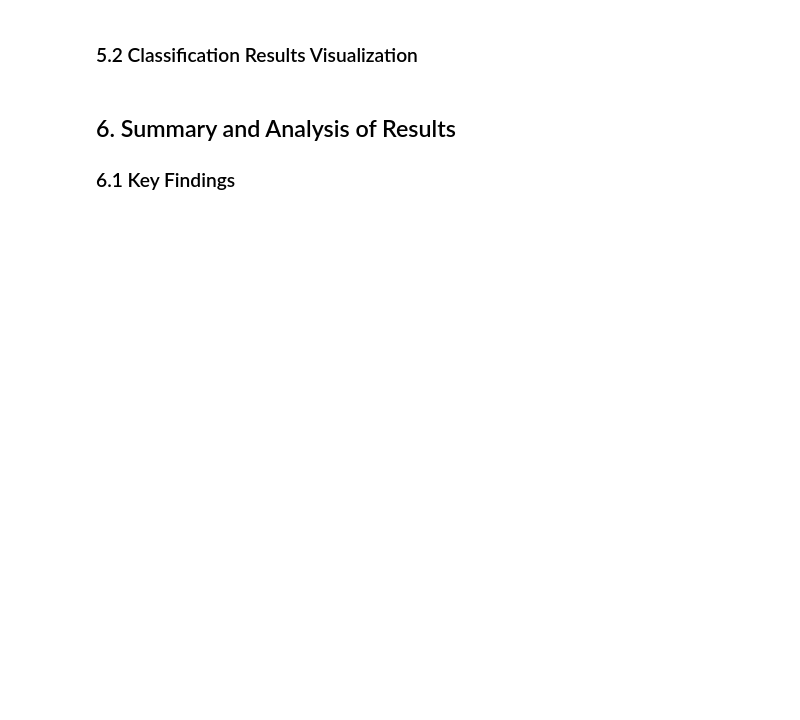
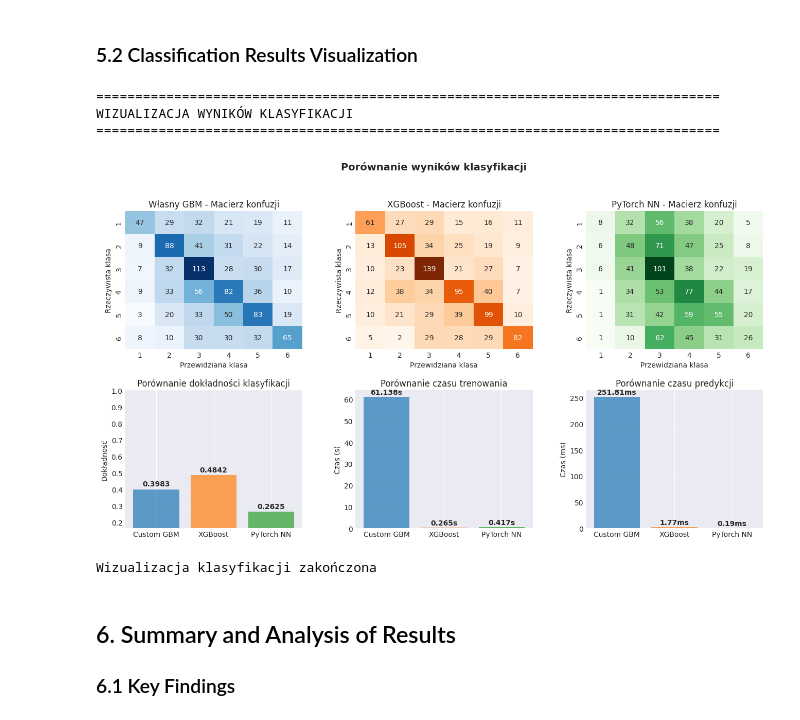
Before and after one commit to Blaczumba/zum_2026l, a Jupyter notebook: research_plan.ipynb, the cells around one changed output. Cells and saved outputs as stored; diff of their text form; code cells hidden in the pictures; blank space fills up the shorter version.

```diff
--- a/research_plan.ipynb
+++ b/research_plan.ipynb
@@ -547,7 +626,7 @@ if X_train_reg is not None:
 # %%
 if X_train_clf is not None:
     print("\n" + "="*80)
-    print("CLASSIFICATION RESULTS VISUALIZATION")
+    print("WIZUALIZACJA WYNIKÓW KLASYFIKACJI")
     print("="*80)
 
     fig = plt.figure(figsize=(16, 8))
@@ -559,57 +638,63 @@ if X_train_clf is not None:
 
     ax1 = fig.add_subplot(gs[0, 0])
     sns.heatmap(cm_custom, annot=True, fmt='d', cmap='Blues', xticklabels=class_names, yticklabels=class_names, cbar=False, ax=ax1)
-    ax1.set_title('Custom GBM - Confusion Matrix')
-    ax1.set_ylabel('True Label')
-    ax1.set_xlabel('Predicted Label')
+    ax1.set_title('Własny GBM - Macierz konfuzji')
+    ax1.set_ylabel('Rzeczywista klasa')
+    ax1.set_xlabel('Przewidziana klasa')
 
     ax2 = fig.add_subplot(gs[0, 1])
     sns.heatmap(cm_xgb, annot=True, fmt='d', cmap='Oranges', xticklabels=class_names, yticklabels=class_names, cbar=False, ax=ax2)
-    ax2.set_title('XGBoost - Confusion Matrix')
-    ax2.set_ylabel('True Label')
-    ax2.set_xlabel('Predicted Label')
+    ax2.set_title('XGBoost - Macierz konfuzji')
+    ax2.set_ylabel('Rzeczywista klasa')
+    ax2.set_xlabel('Przewidziana klasa')
 
     ax3 = fig.add_subplot(gs[0, 2])
     sns.heatmap(cm_nn, annot=True, fmt='d', cmap='Greens', xticklabels=class_names, yticklabels=class_names, cbar=False, ax=ax3)
-    ax3.set_title('PyTorch NN - Confusion Matrix')
-    ax3.set_ylabel('True Label')
-    ax3.set_xlabel('Predicted Label')
+    ax3.set_title('PyTorch NN - Macierz konfuzji')
+    ax3.set_ylabel('Rzeczywista klasa')
+    ax3.set_xlabel('Przewidziana klasa')
 
     ax4 = fig.add_subplot(gs[1, 0])
     models = df_clf_results['Model'].values
     acc_values = df_clf_results['Accuracy'].values
     colors = ['#1f77b4', '#ff7f0e', '#2ca02c']
     ax4.bar(models, acc_values, color=colors, alpha=0.7)
-    ax4.set_ylabel('Accuracy')
-    ax4.set_title('Classification Accuracy Comparison')
+    ax4.set_ylabel('Dokładność')
+    ax4.set_title('Porównanie dokładności klasyfikacji')
     ax4.set_ylim([min(acc_values) - 0.1, 1.0])
     ax4.grid(True, alpha=0.3, axis='y')
     for i, v in enumerate(acc_values):
         ax4.text(i, v + 0.02, f'{v:.4f}', ha='center', fontweight='bold')
 
     ax5 = fig.add_subplot(gs[1, 1])
-    train_times = df_clf_results['Train Time (s)'].values
+    train_times = df_clf_results['Train Time'].values
     ax5.bar(models, train_times, color=colors, alpha=0.7)
-    ax5.set_ylabel('Time (seconds)')
-    ax5.set_title('Training Time Comparison')
+    ax5.set_ylabel('Czas (s)')
+    ax5.set_title('Porównanie czasu trenowania')
     ax5.grid(True, alpha=0.3, axis='y')
     for i, v in enumerate(train_times):
         ax5.text(i, v + max(train_times)*0.02, f'{v:.3f}s', ha='center', fontweight='bold')
 
     ax6 = fig.add_subplot(gs[1, 2])
-    inf_times = df_clf_results['Inference Time (ms)'].values
+    inf_times = df_clf_results['Inference Time'].values
     ax6.bar(models, inf_times, color=colors, alpha=0.7)
-    ax6.set_ylabel('Time (milliseconds)')
-    ax6.set_title('Inference Time Comparison')
+    ax6.set_ylabel('Czas (ms)')
+    ax6.set_title('Porównanie czasu predykcji')
     ax6.grid(True, alpha=0.3, axis='y')
     for i, v in enumerate(inf_times):
         ax6.text(i, v + max(inf_times)*0.02, f'{v:.2f}ms', ha='center', fontweight='bold')
 
-    plt.suptitle('Classification Results Comparison', fontsize=14, fontweight='bold', y=1.00)
-    plt.savefig('classification_results_comparison.png', dpi=150, bbox_inches='tight')
+    plt.suptitle('Porównanie wyników klasyfikacji', fontsize=14, fontweight='bold', y=1.00)
+    plt.savefig('classification_comparison_results.png', dpi=150, bbox_inches='tight')
     plt.show()
 
-    print("✓ Classification visualization complete")
+    print("Wizualizacja klasyfikacji zakończona")
+# %% [output]
+================================================================================
+WIZUALIZACJA WYNIKÓW KLASYFIKACJI
+================================================================================
+[figure, added]
+Wizualizacja klasyfikacji zakończona
 # %% [markdown]
 ## 6. Summary and Analysis of Results
 
```
Also changed, not shown: parts of 18 cells of this notebook, 2 other files.
